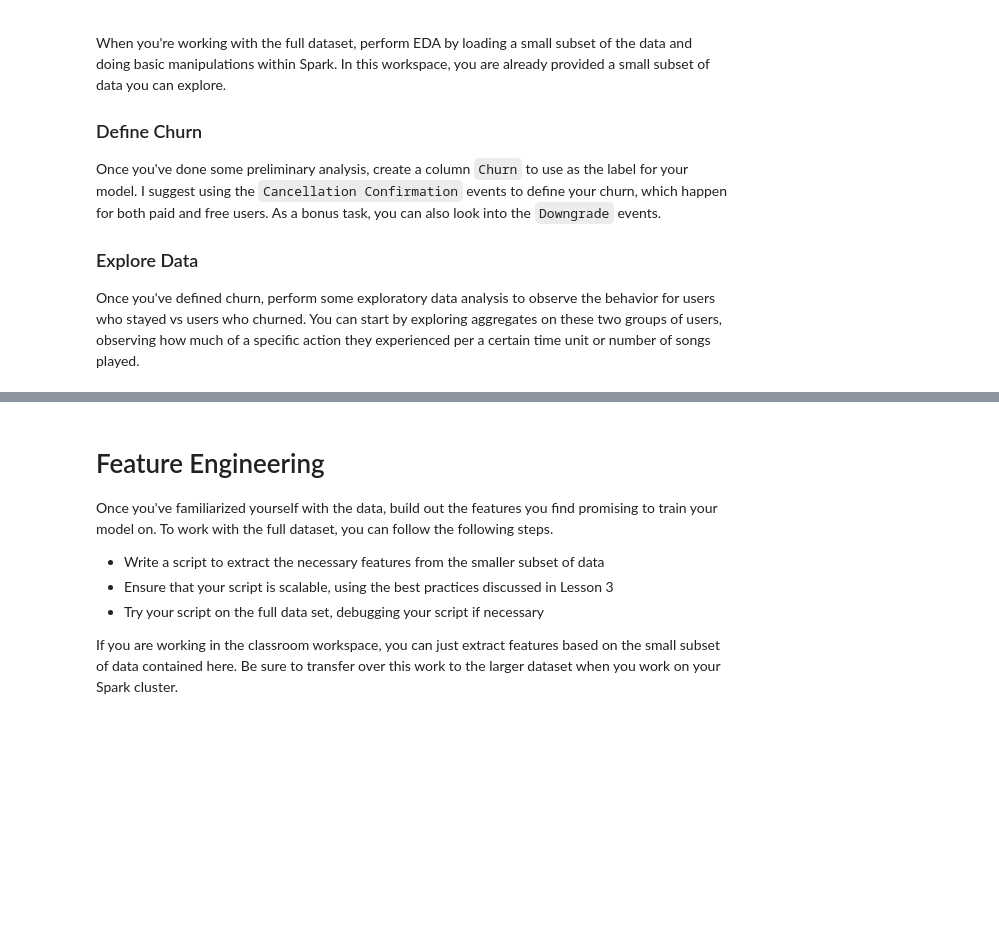
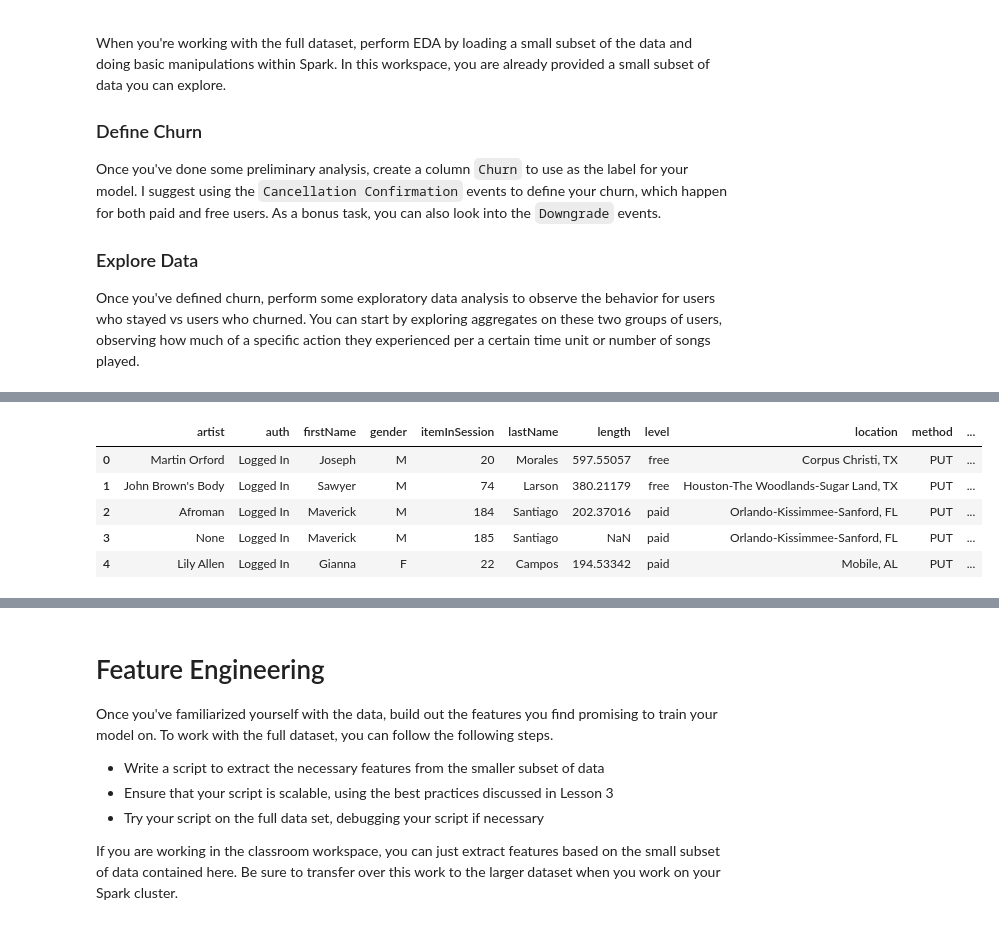
Before and after one commit to rabadzhiyski/projectSpark, a Jupyter notebook: Sparkify.ipynb, the cells around one changed output, grey strips where cells are left out. Cells and saved outputs as stored; diff of their text form; code cells hidden in the pictures; blank space fills up the shorter version.

```diff
--- a/Sparkify.ipynb
+++ b/Sparkify.ipynb
@@ -223,0 +248,9 @@ memory usage: 39.3+ MB
+# %%
+dfp.head()
+# %% [output]
+|  | artist | auth | firstName | gender | itemInSession | lastName | length | level | location | method | ... |
+| 0 | Martin Orford | Logged In | Joseph | M | 20 | Morales | 597.55057 | free | Corpus Christi, TX | PUT | ... |
+| 1 | John Brown's Body | Logged In | Sawyer | M | 74 | Larson | 380.21179 | free | Houston-The Woodlands-Sugar Land, TX | PUT | ... |
+| 2 | Afroman | Logged In | Maverick | M | 184 | Santiago | 202.37016 | paid | Orlando-Kissimmee-Sanford, FL | PUT | ... |
+| 3 | None | Logged In | Maverick | M | 185 | Santiago | NaN | paid | Orlando-Kissimmee-Sanford, FL | PUT | ... |
+| 4 | Lily Allen | Logged In | Gianna | F | 22 | Campos | 194.53342 | paid | Mobile, AL | PUT | ... |
```
Also changed, not shown: parts of 22 cells of this notebook.
